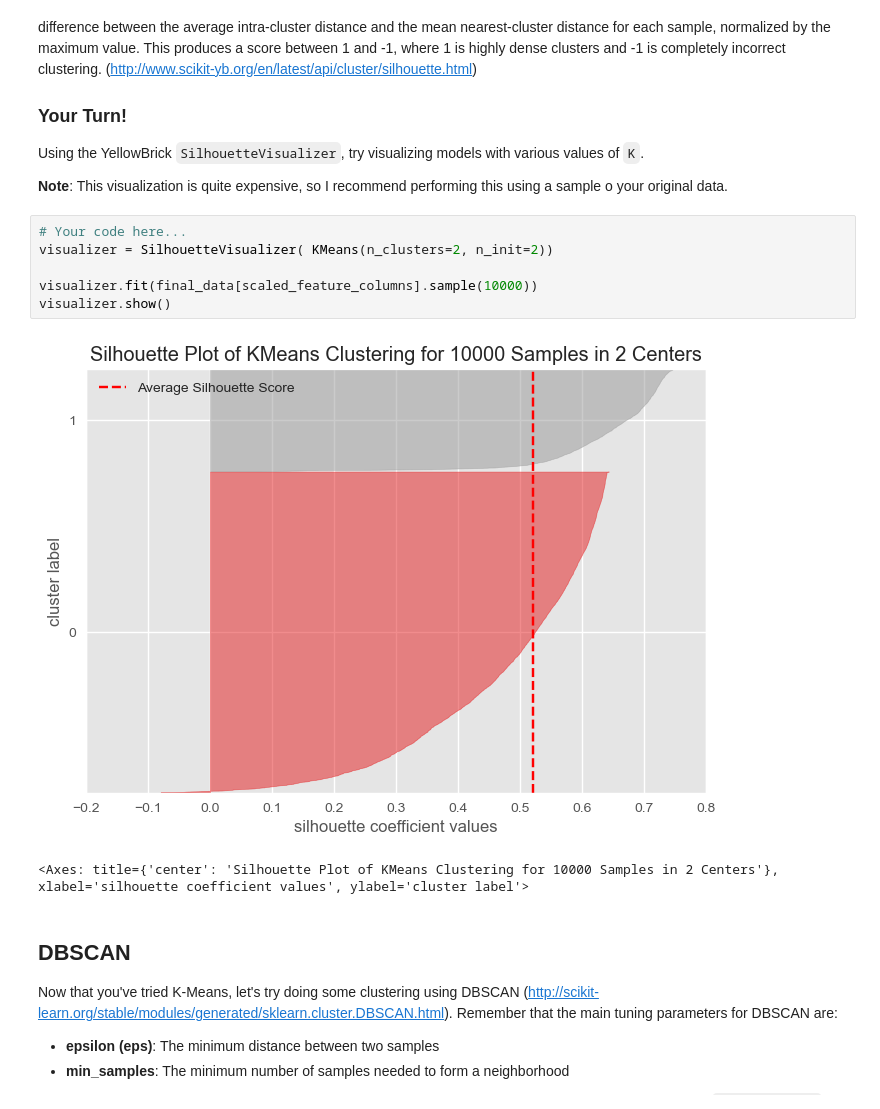
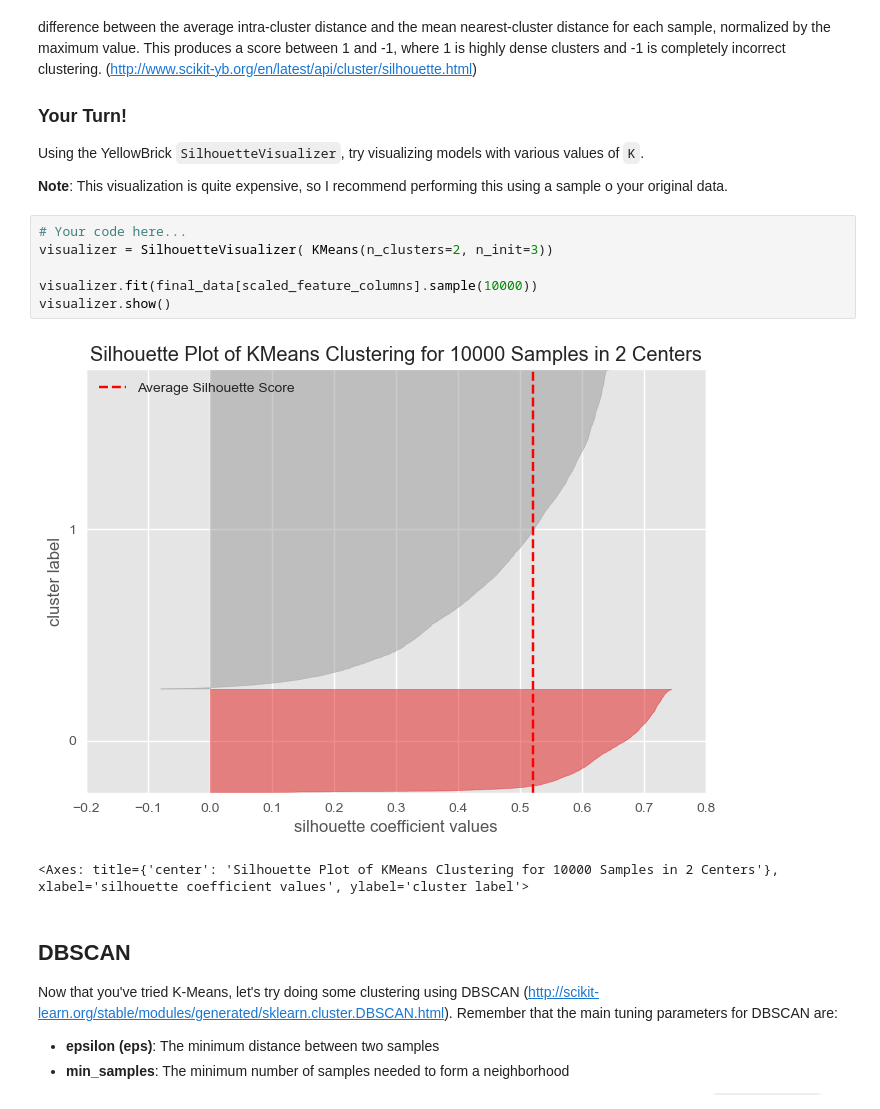
Before and after one commit to gtkcyber/blackhat_2024, a Jupyter notebook: answers/Worksheet 6.0 - Clustering - Answers.ipynb, the cells around one changed output. Saved outputs shown, nothing was run; the diff lists cells and outputs as text.

```diff
--- a/answers/Worksheet 6.0 - Clustering - Answers.ipynb
+++ b/answers/Worksheet 6.0 - Clustering - Answers.ipynb
@@ -279,12 +279,12 @@ Using the YellowBrick `SilhouetteVisualizer`, try visualizing models with variou
 **Note**:  This visualization is quite expensive, so I recommend performing this using a sample o your original data.
 # %%
 # Your code here...
-visualizer = SilhouetteVisualizer( KMeans(n_clusters=2, n_init=2))
+visualizer = SilhouetteVisualizer( KMeans(n_clusters=2, n_init=3))
 
 visualizer.fit(final_data[scaled_feature_columns].sample(10000))
 visualizer.show()
 # %% [output]
-[figure, old version]
+[figure, new version]
 <Axes: title={'center': 'Silhouette Plot of KMeans Clustering for 10000 Samples in 2 Centers'}, xlabel='silhouette coefficient values', ylabel='cluster label'>
 # %% [markdown]
 ## DBSCAN
```
Also changed, not shown: parts of 15 cells of this notebook, 1 other file.
